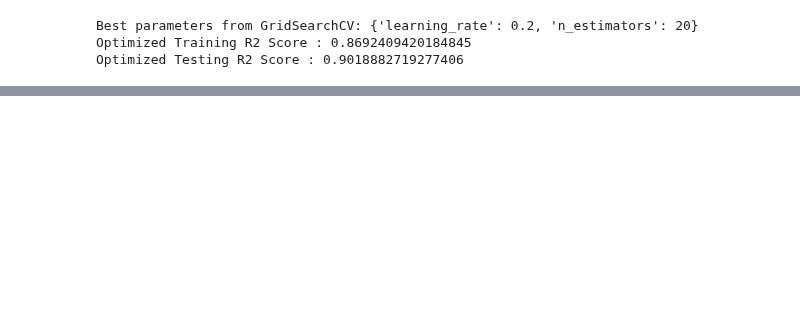
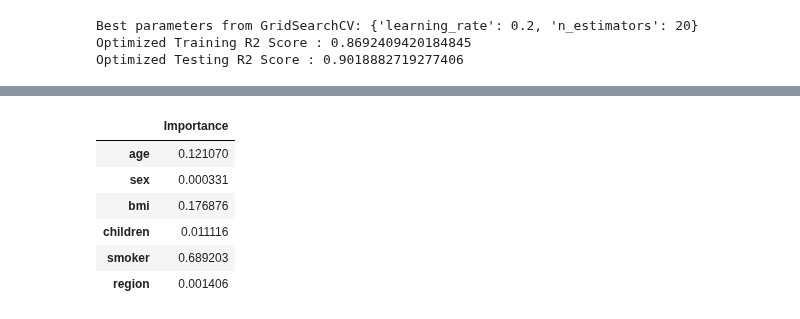
Before and after one commit to Liziye725/data_analysis_model, a Jupyter notebook: Medical_Insurance_Price_Prediction/Medical_Insurance_Price_Prediction_Using_Machine_Learning.ipynb, the cells around one changed output, grey strips where cells are left out. Saved outputs shown, nothing was run; the diff lists cells and outputs as text; code cells hidden in the pictures; blank space fills up the shorter version.

Commit message:
Best pred and retrain

```diff
--- a/Medical_Insurance_Price_Prediction/Medical_Insurance_Price_Prediction_Using_Machine_Learning.ipynb
+++ b/Medical_Insurance_Price_Prediction/Medical_Insurance_Price_Prediction_Using_Machine_Learning.ipynb
@@ -387,0 +388,11 @@ Optimized Cross-Validation Mean Score: 0.8609956449431356
+# %%
+feats = pd.DataFrame(data=grid_search.best_estimator_.feature_importances_, index=X_train.columns, columns=['Importance'])
+feats
+# %% [output]
+|  | Importance |
+| age | 0.121070 |
+| sex | 0.000331 |
+| bmi | 0.176876 |
+| children | 0.011116 |
+| smoker | 0.689203 |
+| region | 0.001406 |
```
Also changed, not shown: parts of 8 cells of this notebook, 1 other file.
